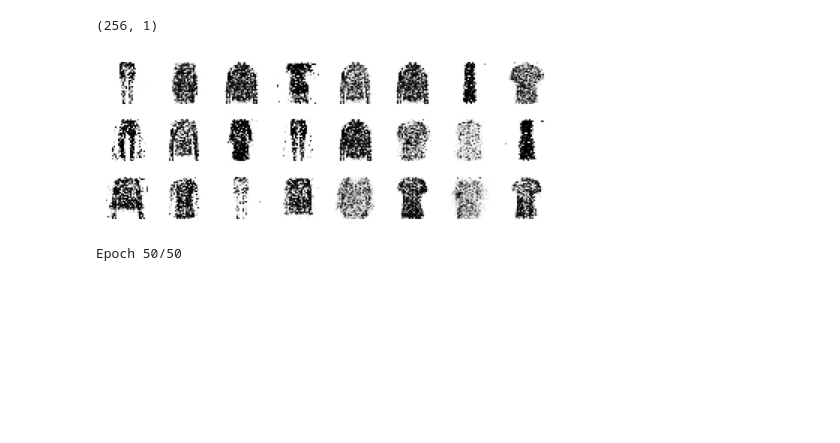
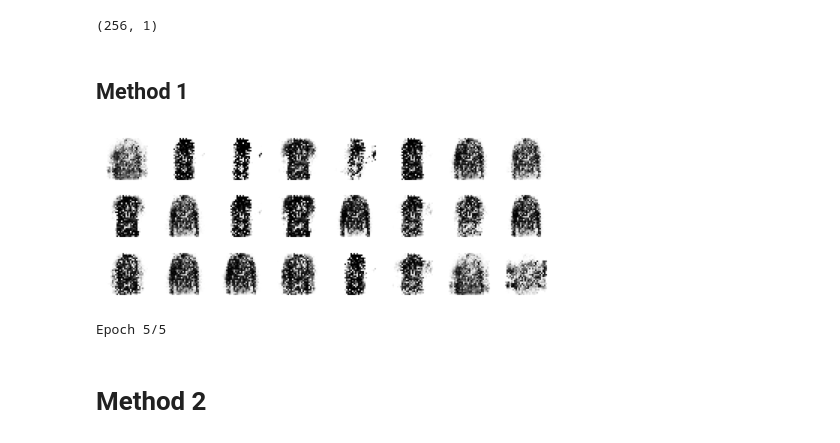
Before and after one commit to avva14/ganx, a Jupyter notebook: C1W1_Your_First_GAN.ipynb, the cells around one changed output. Drawn from its saved outputs; the diff is of its cells as text; code cells hidden in the pictures; blank space fills up the shorter version.

```diff
--- a/C1W1_Your_First_GAN.ipynb
+++ b/C1W1_Your_First_GAN.ipynb
@@ -27,5 +25,5 @@ downloads  fashion_mnist  horses_or_humans
 # %%
-def plot_multiple_images(images, n_cols=None):
+def plot_multiple_images(images, n_cols=None, title=None):
     '''visualizes fake images'''
     display.clear_output(wait=False)
     n_cols = n_cols or len(images)
@@ -35,6 +33,8 @@ def plot_multiple_images(images, n_cols=None):
         images = np.squeeze(images, axis=-1)
 
     plt.figure(figsize=(n_cols, n_rows))
+    if (title):
+        plt.suptitle(title)
 
     for index, image in enumerate(images):
         plt.subplot(n_rows, n_cols, index + 1)
@@ -56,4 +56,4 @@ alle_dataset = tfds.load('fashion_mnist', data_dir=PATH_TO_TFDS, as_supervised=T
 # %%
 train_dataset = alle_dataset.map(map_image)
 # %%
-train_dataset = train_dataset.shuffle(SHUFFLE_BUFFER_SIZE).batch(BATCH_SIZE, drop_remainder=True).prefetch(1)
+train_dataset = train_dataset.shuffle(SHUFFLE_BUFFER_SIZE).batch(BATCH_SIZE)
@@ -179,6 +166,8 @@ _________________________________________________________________
 discrim.predict(test_out).shape
 # %% [output]
 (256, 1)
+# %% [markdown]
+## Method 1
 # %%
 gan = Sequential([gener, discrim])
 # %%
@@ -240,11 +229,12 @@ def train_gan(gan, dataset, n_epochs=5):
             gan.train_on_batch(noise, generator_labels)
 
         # plot the fake images used to train the discriminator
-        plot_multiple_images(fake_images[:24], 8)
+        plot_multiple_images(fake_images[:24], 8, f"Epoch {epoch + 1}/{n_epochs}")
         plt.show()
-        print(f"Epoch {epoch + 1}/{n_epochs}")
 # %%
-train_gan(gan, train_dataset, n_epochs=50)
+train_gan(gan, train_dataset)
 # %% [output]
-[figure, old version]
+[figure, new version]
-Epoch 50/50
+Epoch 5/5
+# %% [markdown]
+# Method 2
```
Also changed, not shown: parts of 11 cells of this notebook.
